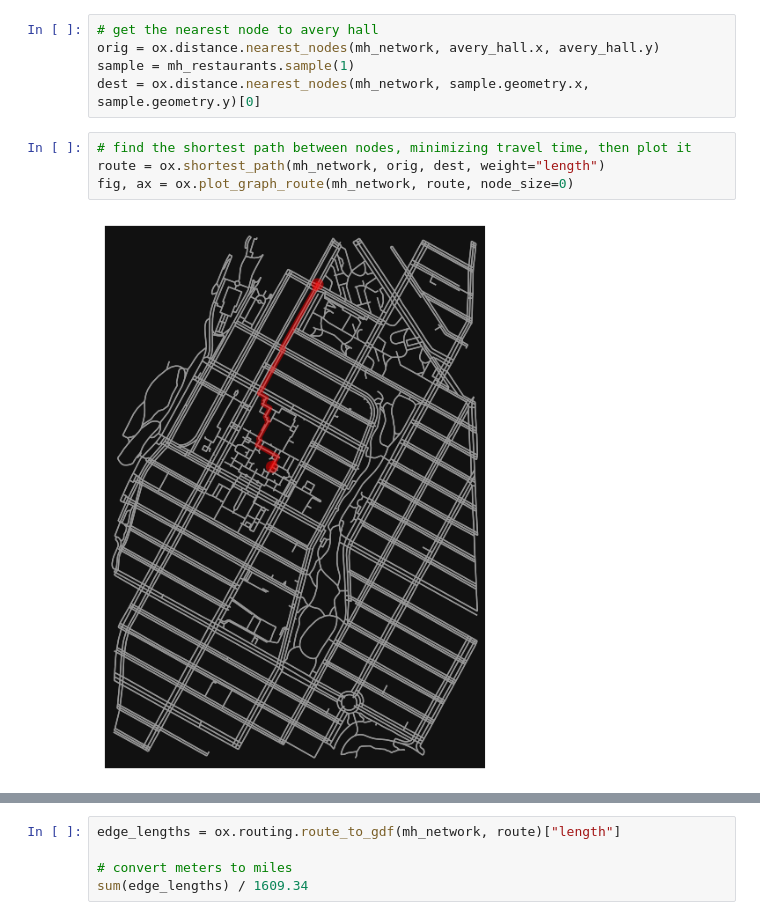
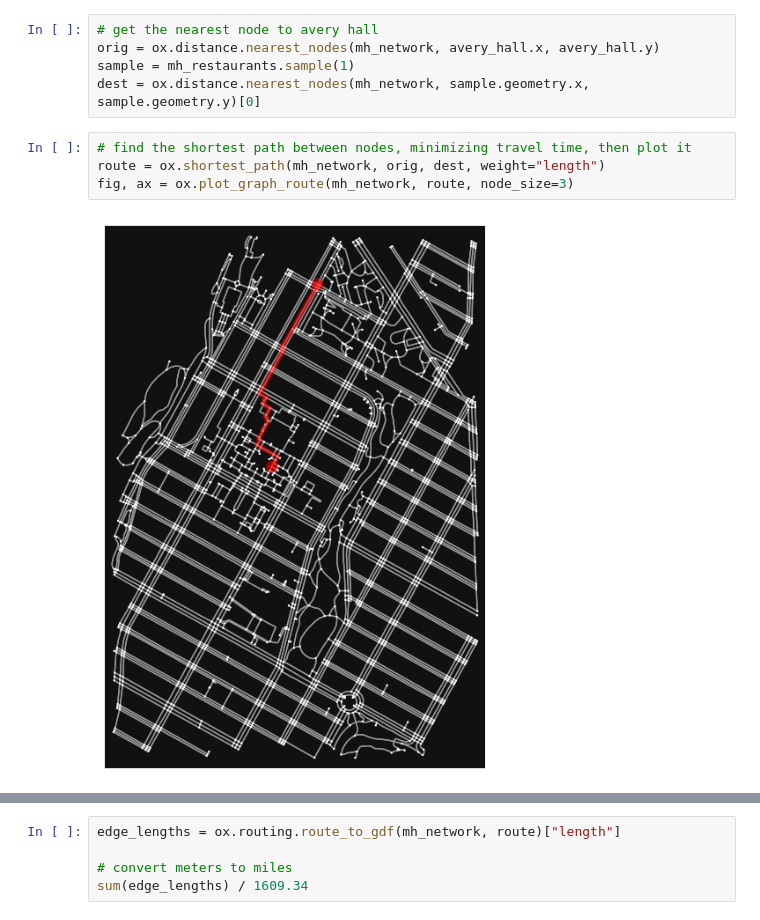
Before and after one commit to badriyahs/cdp-mapping-systems, a Jupyter notebook: Assignments/03_networks.ipynb, the cells around one changed output, grey strips where cells are left out. Drawn from its saved outputs; the diff is of its cells as text.

```diff
--- a/Assignments/03_networks.ipynb
+++ b/Assignments/03_networks.ipynb
@@ -220,6 +240,6 @@ dest = ox.distance.nearest_nodes(mh_network, sample.geometry.x, sample.geometry.
 # %%
 # find the shortest path between nodes, minimizing travel time, then plot it
 route = ox.shortest_path(mh_network, orig, dest, weight="length")
-fig, ax = ox.plot_graph_route(mh_network, route, node_size=0)
+fig, ax = ox.plot_graph_route(mh_network, route, node_size=3)
 # %% [output]
-[figure, old version]
+[figure, new version]
```
Also changed, not shown: parts of 13 cells of this notebook, 8 other files.
